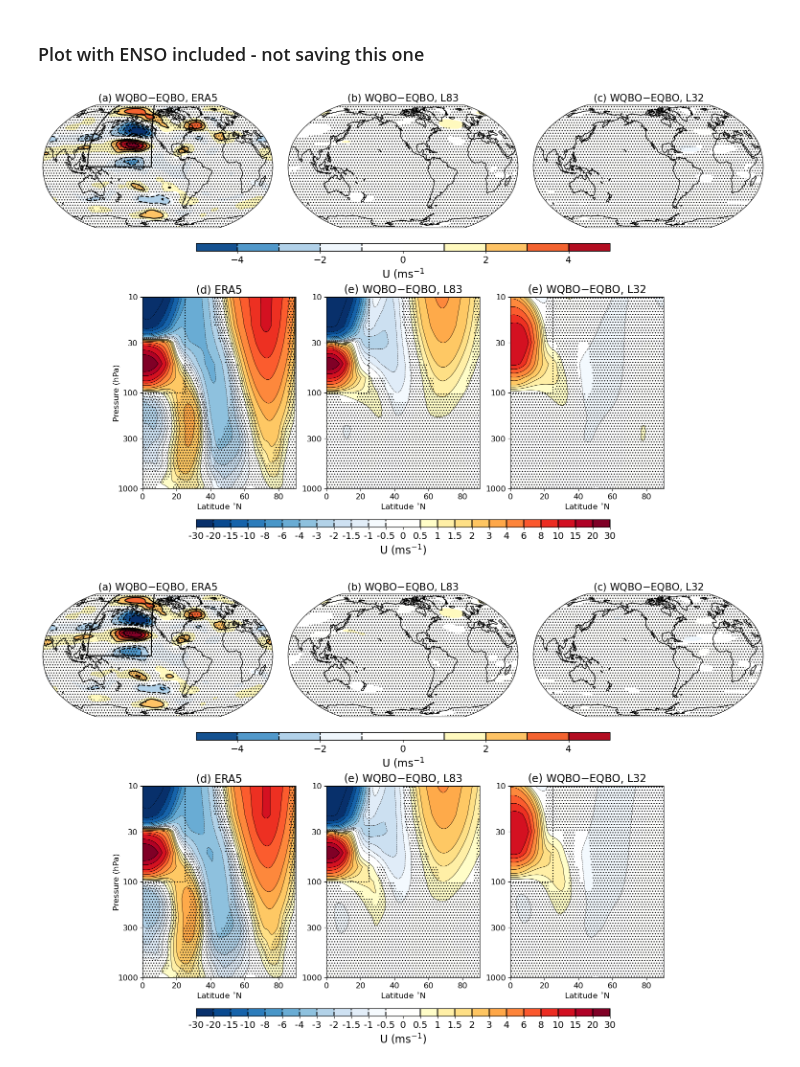
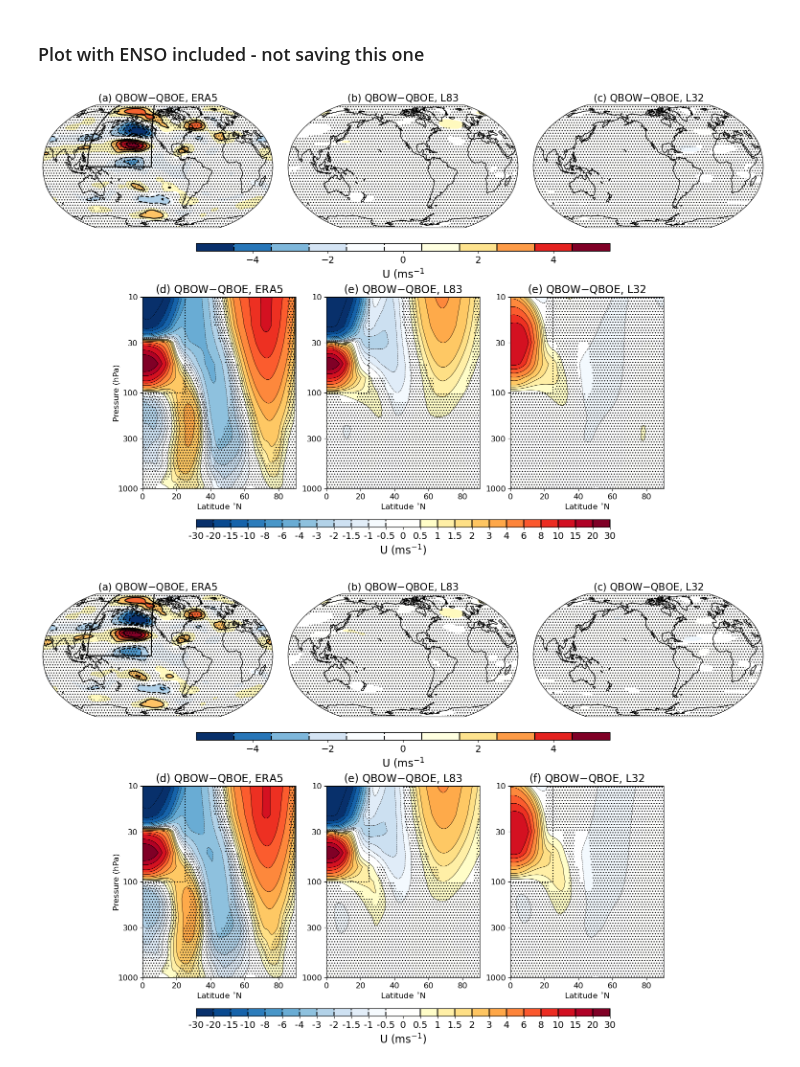
Before and after one commit to islasimpson/NCAR_CW3E_SMYLE, a Jupyter notebook: FIGURES/fig11.ipynb, the cells around one changed output. Drawn from its saved outputs; the diff is of its cells as text; code cells hidden in the pictures.

Commit message:
updating figure titles

```diff
--- a/FIGURES/fig11.ipynb
+++ b/FIGURES/fig11.ipynb
@@ -236,7 +236,7 @@ fig = plt.figure(figsize=(16,16))
 dif = westera5_ut_withenso.mean('init_year') - eastera5_ut_withenso.mean('init_year')
 signifplot = signifdat.signif_era5_ut_withenso
 ax = mymaps.contourmap_bothoceans_robinson_pos(fig, dif.isel(lat=slice(1,dif.lat.size-2)), dif.lon, dif.lat.isel(lat=slice(1,dif.lat.size-2)),
-                                               1, -5, 5, '(a) WQBO$-$EQBO, ERA5',0.05,0.35,0.36,0.52, contourlines=True,
+                                               1, -5, 5, '(a) QBOW$-$QBOE, ERA5',0.05,0.35,0.36,0.52, contourlines=True,
                                                signifdat = signifplot.isel(lat=slice(1,dif.lat.size-2)), stipplesignif=True)
 ax.plot([130,130],[0,90], transform=ccrs.PlateCarree(), color='black')
 ax.plot([230,230],[0,90], transform=ccrs.PlateCarree(), color='black')
@@ -245,57 +245,57 @@ ax.plot([130,230],[0,0], transform=ccrs.PlateCarree(), color='black')
 dif = westl83_ut_withenso.mean('init_year') - eastl83_ut_withenso.mean('init_year')
 signifplot = signifdat.signif_l83_ut_withenso
 ax = mymaps.contourmap_bothoceans_robinson_pos(fig, dif.isel(lat=slice(1,dif.lat.size-2)), dif.lon, dif.lat.isel(lat=slice(1,dif.lat.size-2)),
-                                               1, -5, 5, '(b) WQBO$-$EQBO, L83',0.37,0.67,0.36,0.52, contourlines=True,
+                                               1, -5, 5, '(b) QBOW$-$QBOE, L83',0.37,0.67,0.36,0.52, contourlines=True,
                                               signifdat = signifplot.isel(lat=slice(1,dif.lat.size-2)), stipplesignif=True)
 
 dif = westl32_ut_withenso.mean('init_year') - eastl32_ut_withenso.mean('init_year')
 signifplot = signifdat.signif_l32_ut_withenso
 ax = mymaps.contourmap_bothoceans_robinson_pos(fig, dif.isel(lat=slice(1,dif.lat.size-2)), dif.lon, dif.lat.isel(lat=slice(1,dif.lat.size-2)),
-                                               1, -5, 5, '(c) WQBO$-$EQBO, L32',0.69,0.99,0.36,0.52, contourlines=True,
+                                               1, -5, 5, '(c) QBOW$-$QBOE, L32',0.69,0.99,0.36,0.52, contourlines=True,
                                               signifdat = signifplot.isel(lat=slice(1,dif.lat.size-2)), stipplesignif=True)
 
 ax = cbars.plotcolorbar(fig, 1, -5, 5, 'U (ms$^{-1}$', 0.25,0.79,0.33,0.34, contourlines=True)
 
 clevs=np.array([-30,-20,-15,-10.,-8.,-6,-4,-3,-2.,-1.5,-1,-0.5,0.,0.5,1.,1.5,2.,3,4,6.,8,10.,15,20,30])
 
 dif = westera5_zm_withenso.mean('init_year') - eastera5_zm_withenso.mean('init_year')
 signifplot = signifdat.signif_era5_zm_withenso
 
-ax = zmplot.plotlatlogpre_nh_1000_10(fig, dif, dif.lat, dif.pre, 0.5,-5,5,'(d) ERA5',
+ax = zmplot.plotlatlogpre_nh_1000_10(fig, dif, dif.lat, dif.pre, 0.5,-5,5,'(d) QBOW$-$QBOE, ERA5',
                              0.18,0.38,0.02,0.27, speclevs=clevs, signifdat = signifplot, stipplesignif=True)
 ax.plot([0,25],[-np.log10(100),-np.log10(100)], color='black', linestyle='dotted')
 ax.plot([25,25],[-np.log10(100),-np.log10(10)], color='black', linestyle='dotted')
 
 dif = westl83_zm_withenso.mean('init_year') - eastl83_zm_withenso.mean('init_year')
 signifplot = signifdat.signif_l83_zm_withenso
-ax = zmplot.plotlatlogpre_nh_1000_10(fig, dif, dif.lat, dif.pre, 0.5, -5, 5, '(e) WQBO$-$EQBO, L83',
+ax = zmplot.plotlatlogpre_nh_1000_10(fig, dif, dif.lat, dif.pre, 0.5, -5, 5, '(e) QBOW$-$QBOE, L83',
                                      0.42,0.62,0.02,0.27, speclevs=clevs, signifdat=signifplot, stipplesignif=True, ylabel=False)
 ax.plot([0,25],[-np.log10(100),-np.log10(100)], color='black', linestyle='dotted')
 ax.plot([25,25],[-np.log10(100),-np.log10(10)], color='black', linestyle='dotted')
 
 
 dif = westl32_zm_withenso.mean('init_year') - eastl32_zm_withenso.mean('init_year')
 signifplot = signifdat.signif_l32_zm_withenso
-ax = zmplot.plotlatlogpre_nh_1000_10(fig, dif, dif.lat, dif.pre, 0.5, -5, 5, '(e) WQBO$-$EQBO, L32',
+ax = zmplot.plotlatlogpre_nh_1000_10(fig, dif, dif.lat, dif.pre, 0.5, -5, 5, '(e) QBOW$-$QBOE, L32',
                                      0.66,0.86,0.02,0.27, speclevs=clevs, signifdat=signifplot, stipplesignif=True, ylabel=False)
 ax.plot([0,25],[-np.log10(100),-np.log10(100)], color='black', linestyle='dotted')
 ax.plot([25,25],[-np.log10(100),-np.log10(10)], color='black', linestyle='dotted')
 
 ax = cbars.plotcolorbar_sayc(fig, clevs, 'U (ms$^{-1}$)', 0.25,0.79,-0.03,-0.02, contourlines=True,
                             ticks=clevs,
                              ticklabels=['-30','-20','-15','-10','-8','-6','-4','-3','-2','-1.5','-1','-0.5','0',
                                          '0.5','1','1.5','2','3','4','6','8','10','15','20','30'])
 
 #fig.savefig(plotpath+'fig11.png', bbox_inches='tight', facecolor='white')
 # %% [output]
-[figure, old version]
+[figure, new version]
 # %%
 fig = plt.figure(figsize=(16,16))
 
 dif = westera5_ut_noenso.mean('init_year') - eastera5_ut_noenso.mean('init_year')
 signifplot = signifdat.signif_era5_ut_noenso
 ax = mymaps.contourmap_bothoceans_robinson_pos(fig, dif.isel(lat=slice(1,dif.lat.size-2)), dif.lon, dif.lat.isel(lat=slice(1,dif.lat.size-2)),
-                                               1, -5, 5, '(a) WQBO$-$EQBO, ERA5',0.05,0.35,0.36,0.52, contourlines=True,
+                                               1, -5, 5, '(a) QBOW$-$QBOE, ERA5',0.05,0.35,0.36,0.52, contourlines=True,
                                                signifdat = signifplot.isel(lat=slice(1,dif.lat.size-2)), stipplesignif=True)
 ax.plot([130,130],[0,90], transform=ccrs.PlateCarree(), color='black')
 ax.plot([230,230],[0,90], transform=ccrs.PlateCarree(), color='black')
@@ -304,13 +304,13 @@ ax.plot([130,230],[0,0], transform=ccrs.PlateCarree(), color='black')
 dif = westl83_ut_noenso.mean('init_year') - eastl83_ut_noenso.mean('init_year')
 signifplot = signifdat.signif_l83_ut_noenso
 ax = mymaps.contourmap_bothoceans_robinson_pos(fig, dif.isel(lat=slice(1,dif.lat.size-2)), dif.lon, dif.lat.isel(lat=slice(1,dif.lat.size-2)),
-                                               1, -5, 5, '(b) WQBO$-$EQBO, L83',0.37,0.67,0.36,0.52, contourlines=True,
+                                               1, -5, 5, '(b) QBOW$-$QBOE, L83',0.37,0.67,0.36,0.52, contourlines=True,
                                               signifdat = signifplot.isel(lat=slice(1,dif.lat.size-2)), stipplesignif=True)
 
 dif = westl32_ut_noenso.mean('init_year') - eastl32_ut_noenso.mean('init_year')
 signifplot = signifdat.signif_l32_ut_noenso
 ax = mymaps.contourmap_bothoceans_robinson_pos(fig, dif.isel(lat=slice(1,dif.lat.size-2)), dif.lon, dif.lat.isel(lat=slice(1,dif.lat.size-2)),
-                                               1, -5, 5, '(c) WQBO$-$EQBO, L32',0.69,0.99,0.36,0.52, contourlines=True,
+                                               1, -5, 5, '(c) QBOW$-$QBOE, L32',0.69,0.99,0.36,0.52, contourlines=True,
                                               signifdat = signifplot.isel(lat=slice(1,dif.lat.size-2)), stipplesignif=True)
 
 ax = cbars.plotcolorbar(fig, 1, -5, 5, 'U (ms$^{-1}$', 0.25,0.79,0.33,0.34, contourlines=True)
@@ -320,14 +320,14 @@ clevs=np.array([-30,-20,-15,-10.,-8.,-6,-4,-3,-2.,-1.5,-1,-0.5,0.,0.5,1.,1.5,2.,
 dif = westera5_zm_noenso.mean('init_year') - eastera5_zm_noenso.mean('init_year')
 signifplot = signifdat.signif_era5_zm_noenso
 
-ax = zmplot.plotlatlogpre_nh_1000_10(fig, dif, dif.lat, dif.pre, 0.5,-5,5,'(d) ERA5',
+ax = zmplot.plotlatlogpre_nh_1000_10(fig, dif, dif.lat, dif.pre, 0.5,-5,5,'(d) QBOW$-$QBOE, ERA5',
                              0.18,0.38,0.02,0.27, speclevs=clevs, signifdat = signifplot, stipplesignif=True)
 ax.plot([0,25],[-np.log10(100),-np.log10(100)], color='black', linestyle='dotted')
 ax.plot([25,25],[-np.log10(100),-np.log10(10)], color='black', linestyle='dotted')
 
 dif = westl83_zm_noenso.mean('init_year') - eastl83_zm_noenso.mean('init_year')
 signifplot = signifdat.signif_l83_zm_noenso
-ax = zmplot.plotlatlogpre_nh_1000_10(fig, dif, dif.lat, dif.pre, 0.5, -5, 5, '(e) WQBO$-$EQBO, L83',
+ax = zmplot.plotlatlogpre_nh_1000_10(fig, dif, dif.lat, dif.pre, 0.5, -5, 5, '(e) QBOW$-$QBOE, L83',
                                      0.42,0.62,0.02,0.27, speclevs=clevs, signifdat=signifplot, stipplesignif=True, ylabel=False)
 ax.plot([0,25],[-np.log10(100),-np.log10(100)], color='black', linestyle='dotted')
 ax.plot([25,25],[-np.log10(100),-np.log10(10)], color='black', linestyle='dotted')
@@ -335,7 +335,7 @@ ax.plot([25,25],[-np.log10(100),-np.log10(10)], color='black', linestyle='dotted
 
 dif = westl32_zm_noenso.mean('init_year') - eastl32_zm_noenso.mean('init_year')
 signifplot = signifdat.signif_l32_zm_noenso
-ax = zmplot.plotlatlogpre_nh_1000_10(fig, dif, dif.lat, dif.pre, 0.5, -5, 5, '(e) WQBO$-$EQBO, L32',
+ax = zmplot.plotlatlogpre_nh_1000_10(fig, dif, dif.lat, dif.pre, 0.5, -5, 5, '(f) QBOW$-$QBOE, L32',
                                      0.66,0.86,0.02,0.27, speclevs=clevs, signifdat=signifplot, stipplesignif=True, ylabel=False)
 ax.plot([0,25],[-np.log10(100),-np.log10(100)], color='black', linestyle='dotted')
 ax.plot([25,25],[-np.log10(100),-np.log10(10)], color='black', linestyle='dotted')
@@ -347,4 +347,4 @@ ax = cbars.plotcolorbar_sayc(fig, clevs, 'U (ms$^{-1}$)', 0.25,0.79,-0.03,-0.02,
 
 fig.savefig(plotpath+'fig11.png', bbox_inches='tight', facecolor='white')
 # %% [output]
-[figure, old version]
+[figure, new version]
```
